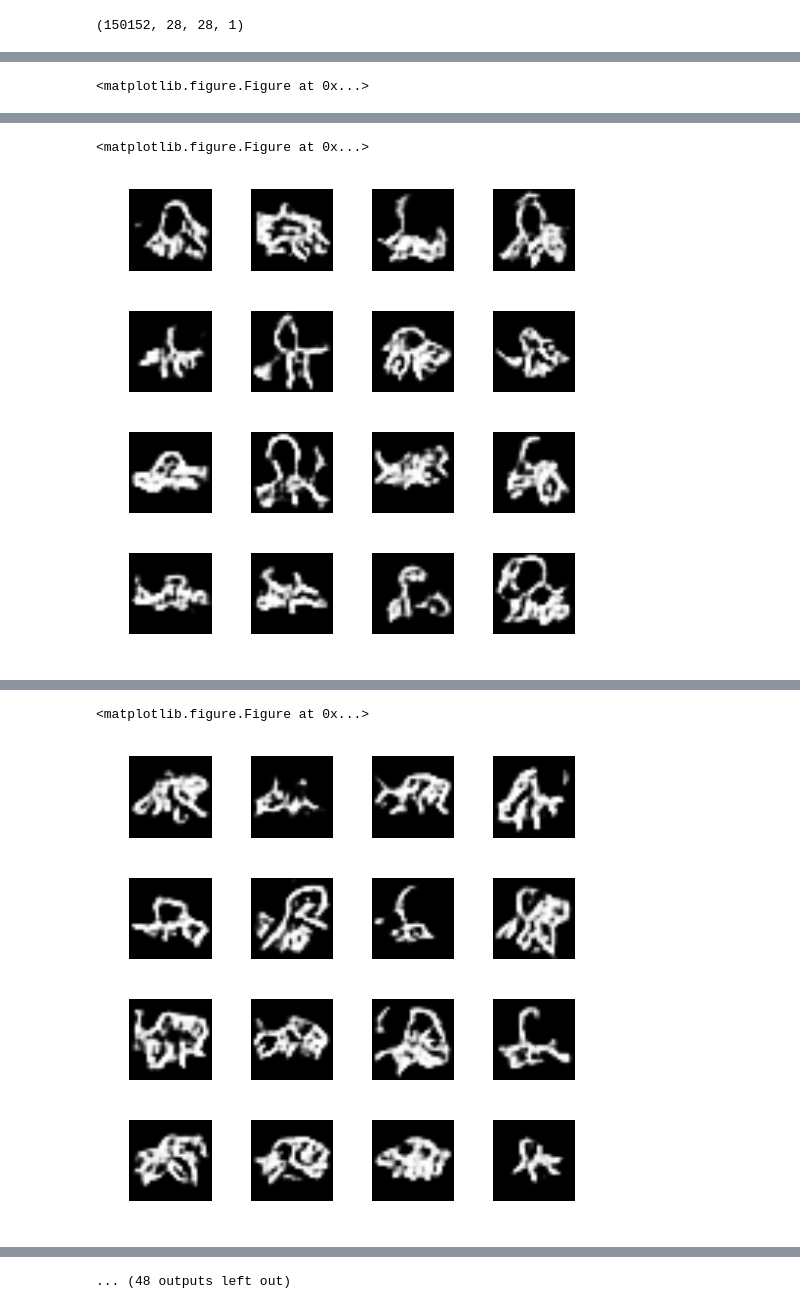
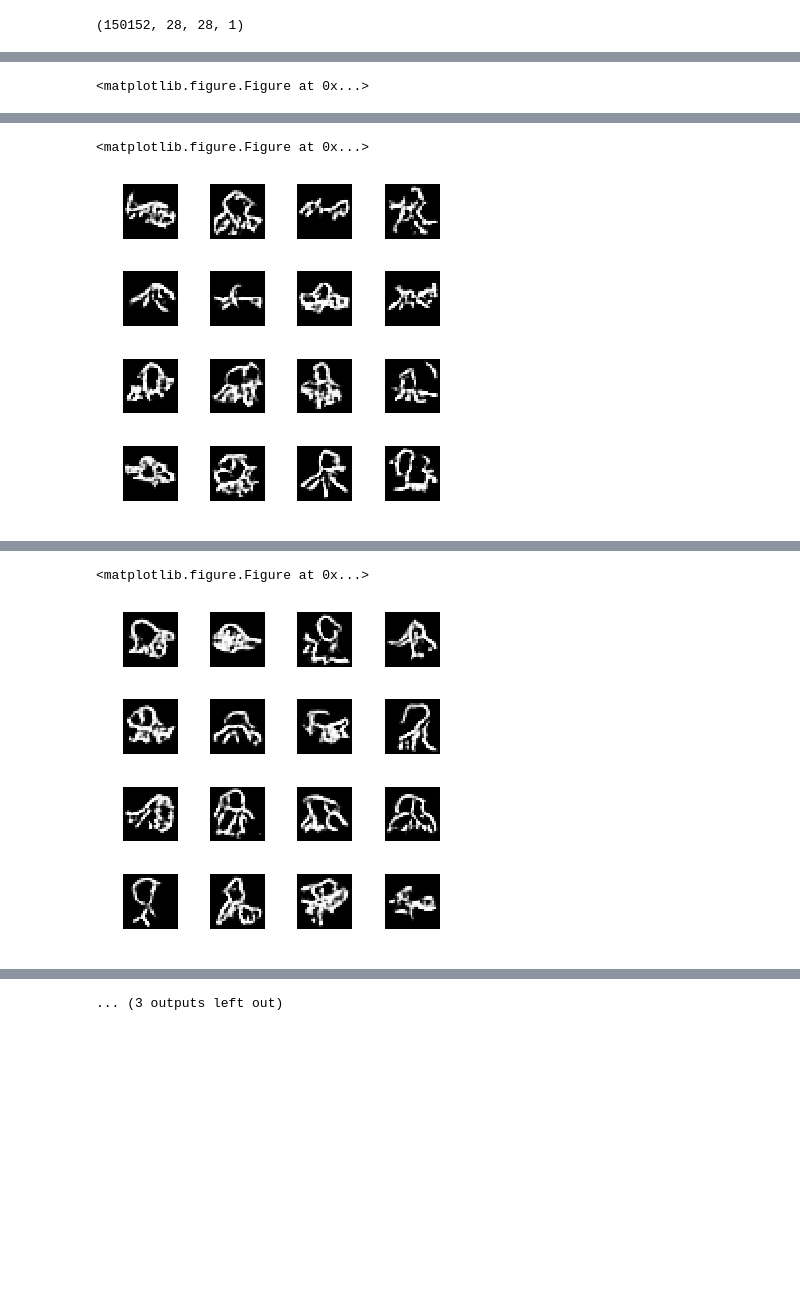
Before and after one commit to grantbey/quickdraw-GAN, a Jupyter notebook: octopus-v1.0.ipynb, the cells around one changed output, grey strips where cells are left out. Drawn from its saved outputs; the diff is of its cells as text; code cells hidden in the pictures; blank space fills up the shorter version.

```diff
--- a/octopus-v1.0.ipynb
+++ b/octopus-v1.0.ipynb
@@ -47,8 +39,5 @@ plt.imshow(sample_image[:,:,0], cmap='Greys')
 # %%
 def discriminator_builder(depth=64,p=0.4):
-
-    # Define initializer
-    #init = TruncatedNormal(mean=0.0, stddev=0.02, seed=13)
 
     # Define inputs
     inputs = Input((img_w,img_h,1))
@@ -69,11 +58,9 @@ def discriminator_builder(depth=64,p=0.4):
     output = Dense(1, activation='sigmoid')(conv4)
 
     model = Model(inputs=inputs, outputs=output)
-    model.summary()
 
     return model
 
 discriminator = discriminator_builder()
 
-discriminator_model = discriminator
-discriminator_model.compile(loss='binary_crossentropy', optimizer=RMSprop(lr=0.0002, decay=6e-8), metrics=['accuracy'])
+discriminator.compile(loss='binary_crossentropy', optimizer=RMSprop(lr=0.0008, clipvalue=1.0, decay=6e-8), metrics=['accuracy'])
@@ -160,8 +108,7 @@ def adversarial_builder(z_dim=100):
     model = Sequential()
     model.add(generator)
     model.add(discriminator)
-    model.compile(loss='binary_crossentropy', optimizer=RMSprop(lr=0.0001, decay=3e-8), metrics=['accuracy'])
-    model.summary()
+    model.compile(loss='binary_crossentropy', optimizer=RMSprop(lr=0.0004, clipvalue=1.0, decay=3e-8), metrics=['accuracy'])
     return model
 
 AM = adversarial_builder()
@@ -180,25 +115,38 @@ _________________________________________________________________
+# %%
+def make_trainable(net, val):
+    net.trainable = val
+    for l in net.layers:
+        l.trainable = val
 # %%
 def train(epochs=2000,batch=128):
+    d_loss = []
+    a_loss = []
+    running_d_loss = 0
+    running_d_acc = 0
+    running_a_loss = 0
+    running_a_acc = 0
     for i in range(epochs):
         real_imgs = np.reshape(data[np.random.choice(data.shape[0],batch,replace=False)],(batch,28,28,1))
         fake_imgs = generator.predict(np.random.uniform(-1.0, 1.0, size=[batch, 100]))
         x = np.concatenate((real_imgs,fake_imgs))
         y = np.ones([2*batch,1])
         y[batch:,:] = 0
-        d_loss = discriminator_model.train_on_batch(x,y)
+        make_trainable(discriminator, True)
+        d_loss.append(discriminator.train_on_batch(x,y))
+        running_d_loss += d_loss[-1][0]
+        running_d_acc += d_loss[-1][1]
+        make_trainable(discriminator, False)
 
         noise = np.random.uniform(-1.0, 1.0, size=[batch, 100])
         y = np.ones([batch,1])
-        a_loss = AM.train_on_batch(noise,y)
-
-        #log_mesg = "%d: [D loss: %f, acc: %f]" % (i, d_loss[0], d_loss[1])
-        #log_mesg = "%s  [A loss: %f, acc: %f]" % (log_mesg, a_loss[0], a_loss[1])
-        #print(log_mesg)
+        a_loss.append(AM.train_on_batch(noise,y))
+        running_a_loss += a_loss[-1][0]
+        running_a_acc += a_loss[-1][1]
 
         if (i+1)%1000 == 0:
             print('Epoch #{}'.format(i+1))
-            log_mesg = "%d: [D loss: %f, acc: %f]" % (i, d_loss[0], d_loss[1])
-            log_mesg = "%s  [A loss: %f, acc: %f]" % (log_mesg, a_loss[0], a_loss[1])
+            log_mesg = "%d: [D loss: %f, acc: %f]" % (i, running_d_loss/i, running_d_acc/i)
+            log_mesg = "%s  [A loss: %f, acc: %f]" % (log_mesg, running_a_loss/i, running_a_acc/i)
             print(log_mesg)
             noise = np.random.uniform(-1.0, 1.0, size=[16, 100])
             gen_imgs = generator.predict(noise)
@@ -210,7 +158,8 @@ def train(epochs=2000,batch=128):
             plt.tight_layout()
             plt.show()
             plt.savefig('./images/run2_{}.png'.format(i+1))
+    return a_loss, d_loss
 
-train(epochs=20000)
+a_loss, d_loss = train(epochs=5000)
 # %% [output]
 Epoch #1000
@@ -225,3 +174,3 @@ Epoch #3000
 <matplotlib.figure.Figure at 0x...>
-[figure, old version]
+[figure, new version]
 Epoch #4000
@@ -229,3 +178,3 @@ Epoch #4000
 <matplotlib.figure.Figure at 0x...>
-[figure, old version]
+[figure, new version]
 Epoch #5000
@@ -233 +182 @@ Epoch #5000
-... (48 outputs left out)
+... (3 outputs left out)
```
Also changed, not shown: parts of 10 cells of this notebook, 16 other files.
